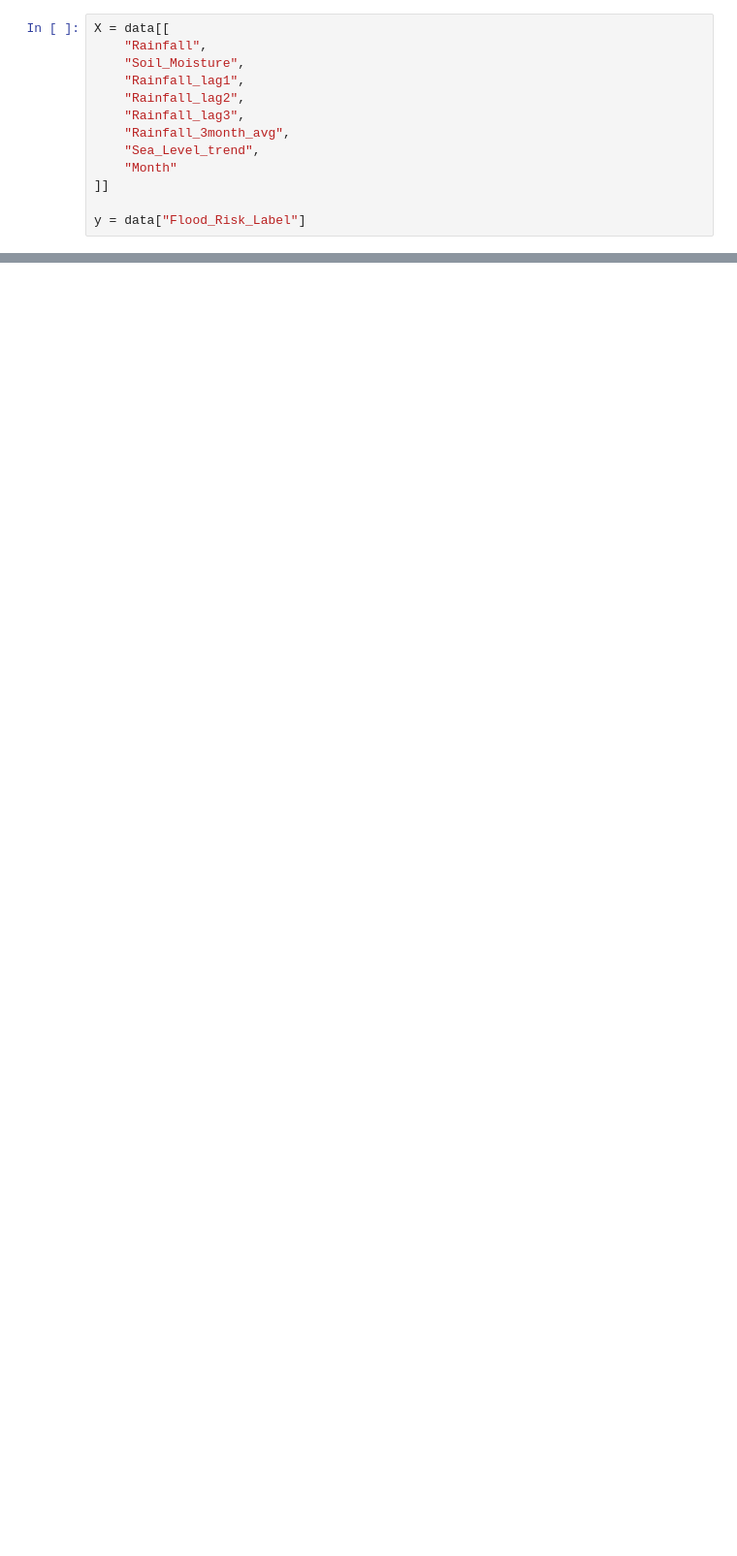
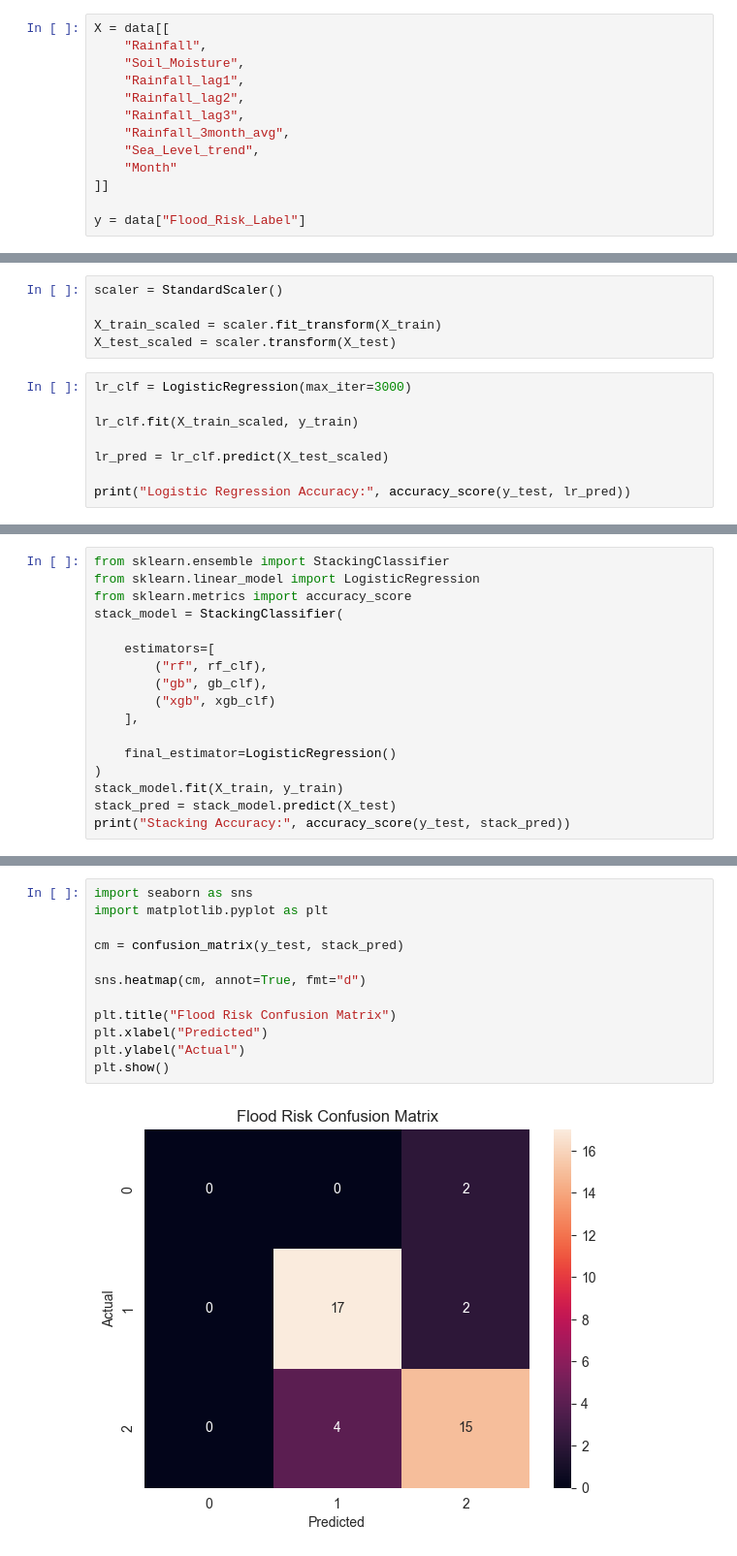
Before and after one commit to Hariharan-codeWorld/Coastal-prediction, a Jupyter notebook: final_model.ipynb, the cells around one changed output, grey strips where cells are left out. Shown at 97% size. Cells and saved outputs as stored; diff of their text form; blank space fills up the shorter version.

```diff
--- a/final_model.ipynb
+++ b/final_model.ipynb
@@ -59,0 +146,13 @@ y = data["Flood_Risk_Label"]
+# %%
+scaler = StandardScaler()
+
+X_train_scaled = scaler.fit_transform(X_train)
+X_test_scaled = scaler.transform(X_test)
+# %%
+lr_clf = LogisticRegression(max_iter=3000)
+
+lr_clf.fit(X_train_scaled, y_train)
+
+lr_pred = lr_clf.predict(X_test_scaled)
+
+print("Logistic Regression Accuracy:", accuracy_score(y_test, lr_pred))
@@ -59,0 +219,17 @@ y = data["Flood_Risk_Label"]
+# %%
+from sklearn.ensemble import StackingClassifier
+from sklearn.linear_model import LogisticRegression
+from sklearn.metrics import accuracy_score
+stack_model = StackingClassifier(
+
+    estimators=[
+        ("rf", rf_clf),
+        ("gb", gb_clf),
+        ("xgb", xgb_clf)
+    ],
+
+    final_estimator=LogisticRegression()
+)
+stack_model.fit(X_train, y_train)
+stack_pred = stack_model.predict(X_test)
+print("Stacking Accuracy:", accuracy_score(y_test, stack_pred))
@@ -59,0 +257,14 @@ y = data["Flood_Risk_Label"]
+# %%
+import seaborn as sns
+import matplotlib.pyplot as plt
+
+cm = confusion_matrix(y_test, stack_pred)
+
+sns.heatmap(cm, annot=True, fmt="d")
+
+plt.title("Flood Risk Confusion Matrix")
+plt.xlabel("Predicted")
+plt.ylabel("Actual")
+plt.show()
+# %% [output]
+[figure, added]
```
Also changed, not shown: parts of 15 cells of this notebook.
